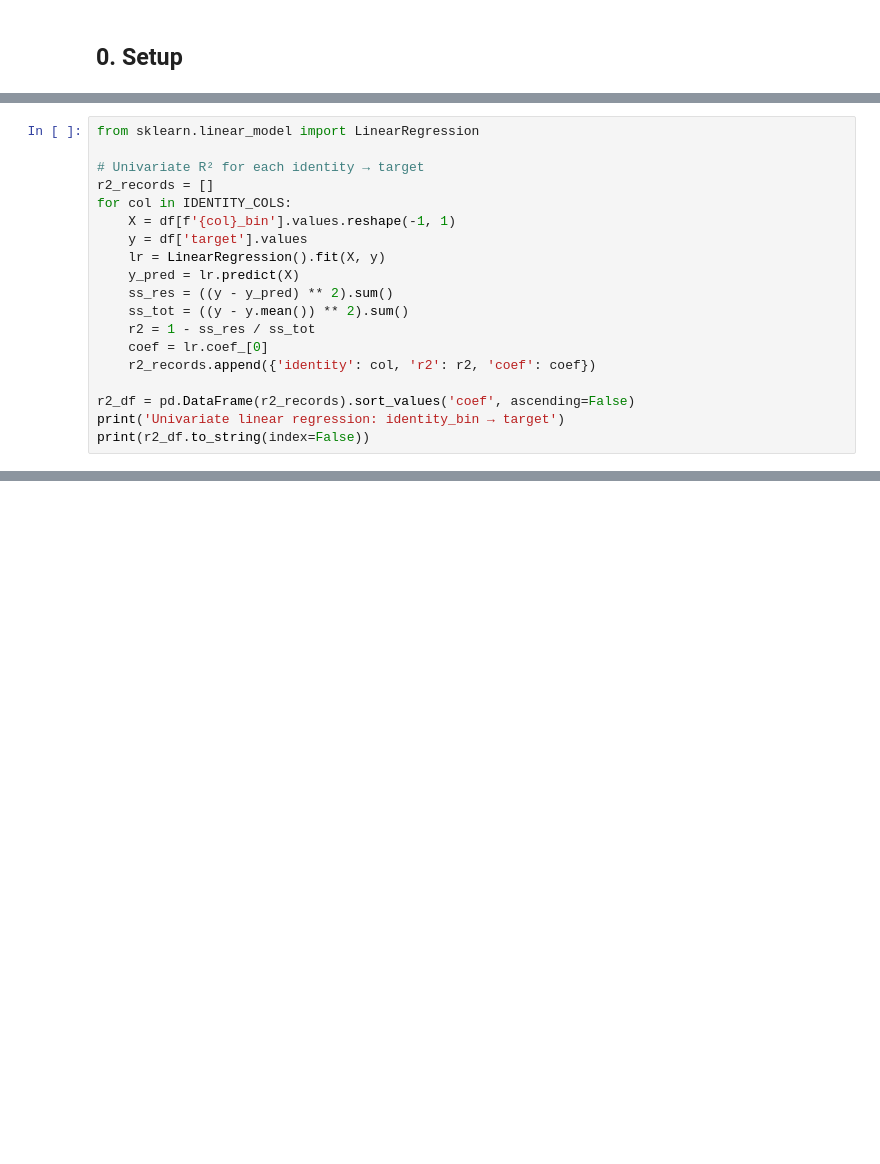
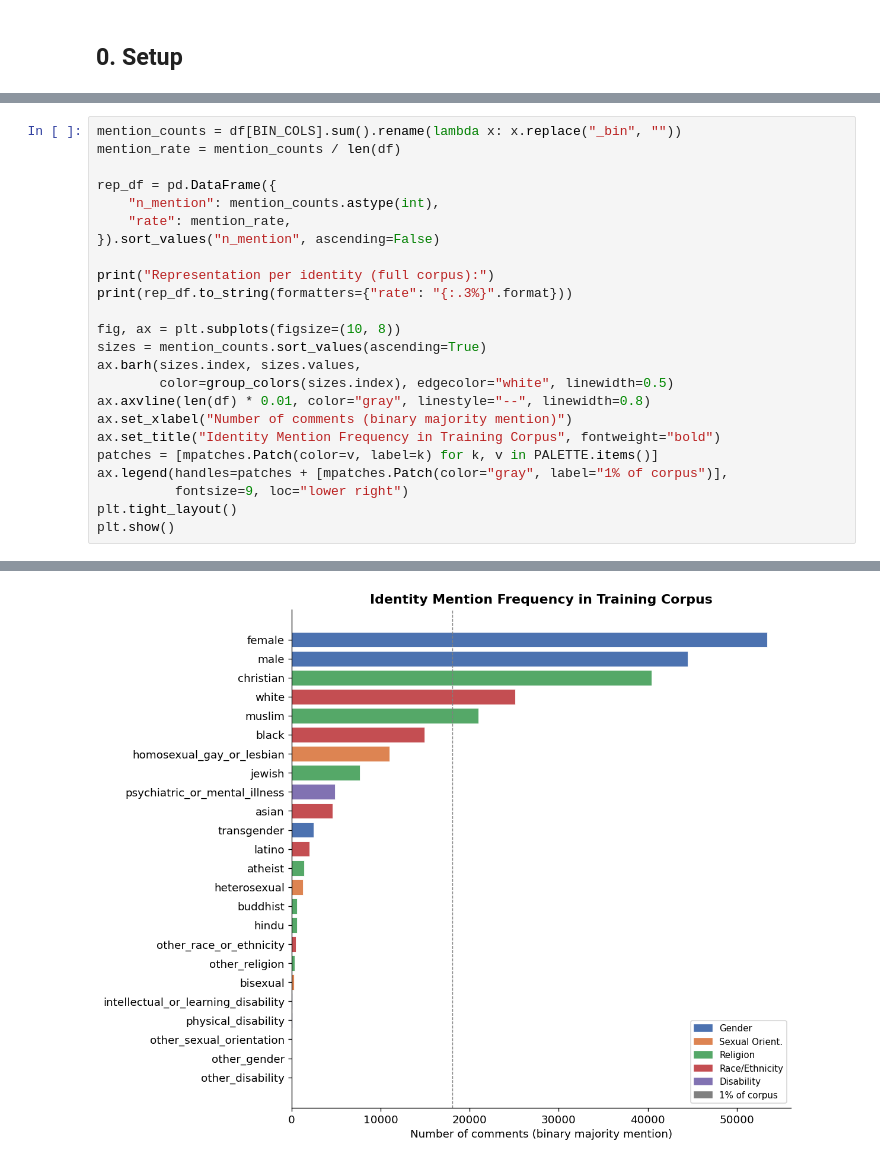
Before and after one commit to micmia/AI-Fairness-Jigsaw, a Jupyter notebook: notebooks/00_eda_fairness.ipynb, the cells around one changed output, grey strips where cells are left out. Saved outputs shown, nothing was run; the diff lists cells and outputs as text; blank space fills up the shorter version.

```diff
--- a/notebooks/00_eda_fairness.ipynb
+++ b/notebooks/00_eda_fairness.ipynb
@@ -652,19 +16,0 @@ We also compute the **partial correlation** between identity and toxicity, contr
-# %%
-from sklearn.linear_model import LinearRegression
-
-# Univariate R² for each identity → target
-r2_records = []
-for col in IDENTITY_COLS:
-    X = df[f'{col}_bin'].values.reshape(-1, 1)
-    y = df['target'].values
-    lr = LinearRegression().fit(X, y)
-    y_pred = lr.predict(X)
-    ss_res = ((y - y_pred) ** 2).sum()
-    ss_tot = ((y - y.mean()) ** 2).sum()
-    r2 = 1 - ss_res / ss_tot
-    coef = lr.coef_[0]
-    r2_records.append({'identity': col, 'r2': r2, 'coef': coef})
-
-r2_df = pd.DataFrame(r2_records).sort_values('coef', ascending=False)
-print('Univariate linear regression: identity_bin → target')
-print(r2_df.to_string(index=False))
@@ -905,0 +114,25 @@ These steps address bias *before* model training, leaving the model architecture
+# %%
+mention_counts = df[BIN_COLS].sum().rename(lambda x: x.replace("_bin", ""))
+mention_rate = mention_counts / len(df)
+
+rep_df = pd.DataFrame({
+    "n_mention": mention_counts.astype(int),
+    "rate": mention_rate,
+}).sort_values("n_mention", ascending=False)
+
+print("Representation per identity (full corpus):")
+print(rep_df.to_string(formatters={"rate": "{:.3%}".format}))
+
+fig, ax = plt.subplots(figsize=(10, 8))
+sizes = mention_counts.sort_values(ascending=True)
+ax.barh(sizes.index, sizes.values,
+        color=group_colors(sizes.index), edgecolor="white", linewidth=0.5)
+ax.axvline(len(df) * 0.01, color="gray", linestyle="--", linewidth=0.8)
+ax.set_xlabel("Number of comments (binary majority mention)")
+ax.set_title("Identity Mention Frequency in Training Corpus", fontweight="bold")
+patches = [mpatches.Patch(color=v, label=k) for k, v in PALETTE.items()]
+ax.legend(handles=patches + [mpatches.Patch(color="gray", label="1% of corpus")],
+          fontsize=9, loc="lower right")
+plt.tight_layout()
+plt.show()
+# %% [output]
@@ -905,0 +156 @@ These steps address bias *before* model training, leaving the model architecture
+[figure, added]
```
Also changed, not shown: parts of 48 cells of this notebook, 18 other files.
